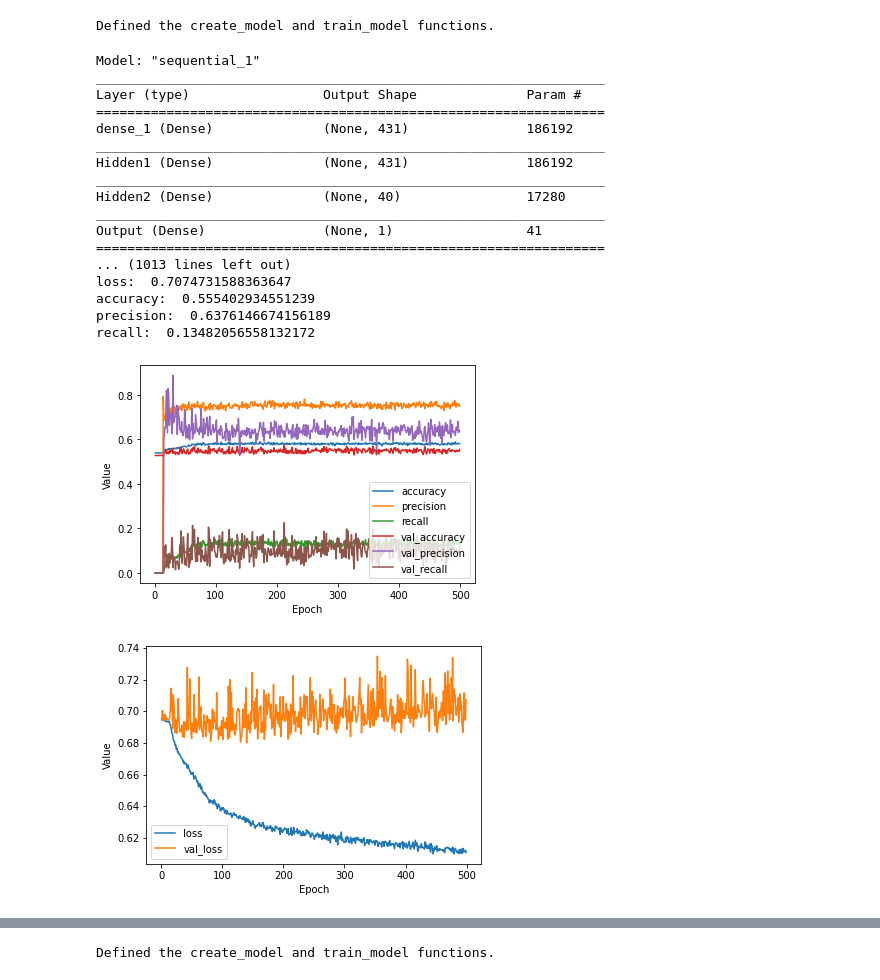
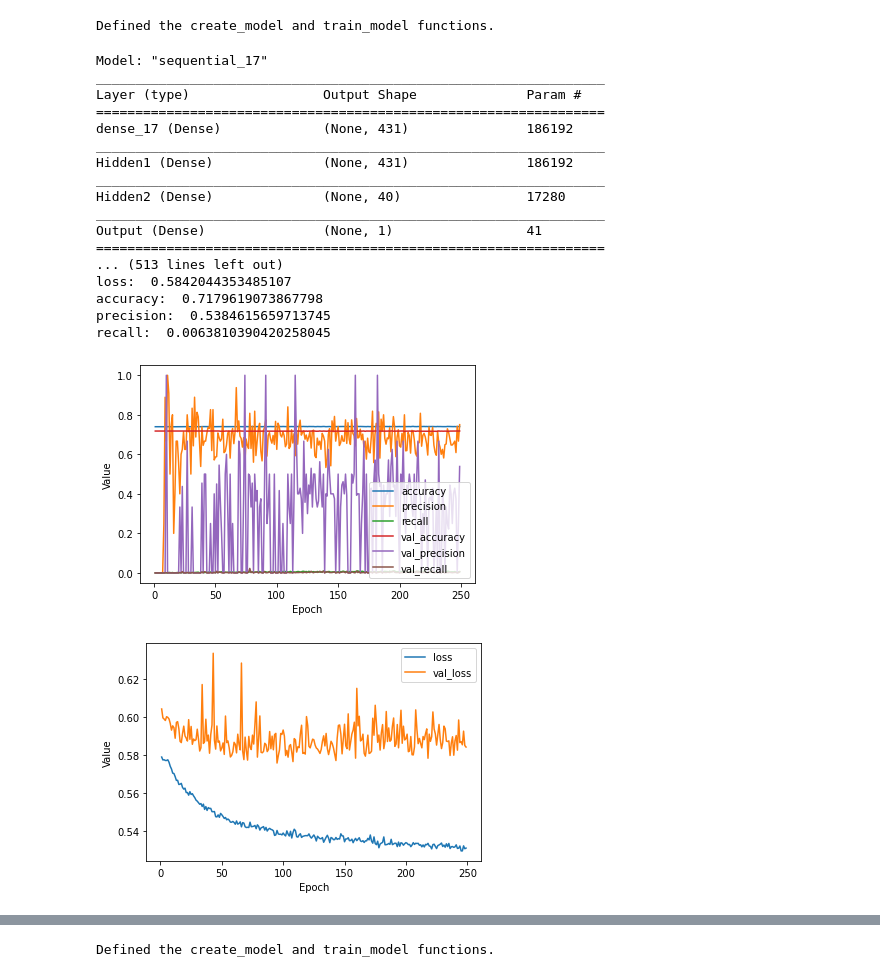
Before and after one commit to googleinterns/activity-recognition, a Jupyter notebook: location/lbs/activity/audioset/training/training_rms_dnn.ipynb, the cells around one changed output, grey strips where cells are left out. Drawn from its saved outputs; the diff is of its cells as text; code cells hidden in the pictures.

```diff
--- a/location/lbs/activity/audioset/training/training_rms_dnn.ipynb
+++ b/location/lbs/activity/audioset/training/training_rms_dnn.ipynb
@@ -44,7 +44,7 @@ logging.set_verbosity(logging.INFO)
 # arguments for audio_processing
 src_dir = 'example_src_dir'
 dest_dir = 'example_dest_dir'
-filename = 'test_set2'
+filename = 'gunshot_30_70'
 labels = ['Gunshot, gunfire']
 available_features = ['chroma_stft',
                        'chroma_cqt',
@@ -244,7 +247,7 @@ def create_model(my_learning_rate, my_metrics):
     # Implement L2 regularization in the first hidden layer.
     model.add(tf.keras.layers.Dense(units=431,
                                   activation='relu',
-                                  kernel_regularizer=tf.keras.regularizers.l2(0.01),
+                                  kernel_regularizer=tf.keras.regularizers.l2(0.05),
                                   name='Hidden1'))
 
     # Funnel the regression value through a sigmoid function.
@@ -284,10 +287,14 @@ Defined the create_model and train_model functions.
 # %%
 # The following variables are the hyperparameters.
 learning_rate = 0.001
-epochs = 500
+epochs = 100
 batch_size = 25
 classification_threshold = 0.70
 label_name = "label"
+
+list_of_hyperparameters = [learning_rate, epochs, batch_size,
+                           classification_threshold,
+                           label_name]
 
 # Here is the updated definition of METRICS:
 METRICS = [
@@ -310,8 +317,8 @@ epochs, hist = train_model(my_model, x_train, y_train, epochs,
 
 # Plot metrics vs. epochs
 list_of_metrics_to_plot = ['accuracy', "precision", "recall", 'val_accuracy', 'val_precision', 'val_recall']
-plot_curve(epochs, hist, list_of_metrics_to_plot)
-plot_curve(epochs, hist, ['loss', 'val_loss'])
+plot_curve(epochs, hist, list_of_metrics_to_plot, 'example_dest_dir/training_rms_dnn/', filename, list_of_hyperparameters)
+plot_curve(epochs, hist, ['loss', 'val_loss'], 'example_dest_dir/training_rms_dnn/', filename, list_of_hyperparameters)
 
 training_performance =  my_model.evaluate(x_train, y_train, verbose=0)
 print('Training Performance')
@@ -383,13 +390,13 @@ def create_model(my_learning_rate, my_metrics):
     # Implement L2 regularization in the first hidden layer.
     model.add(tf.keras.layers.Dense(units=431,
                                   activation='relu',
-                                  kernel_regularizer=tf.keras.regularizers.l2(0.06),
+                                  kernel_regularizer=tf.keras.regularizers.l2(0.05),
                                   name='Hidden1'))
 
     # Implement L2 regularization in the second hidden layer.
     model.add(tf.keras.layers.Dense(units=40,
                                   activation='relu',
-                                  kernel_regularizer=tf.keras.regularizers.l2(0.06),
+                                  kernel_regularizer=tf.keras.regularizers.l2(0.05),
                                   name='Hidden2'))
 
     # Funnel the regression value through a sigmoid function.
@@ -429,10 +436,14 @@ Defined the create_model and train_model functions.
 # %%
 # The following variables are the hyperparameters.
 learning_rate = 0.001
-epochs = 500
+epochs = 250
 batch_size = 25
 classification_threshold = 0.70
 label_name = "label"
+
+list_of_hyperparameters = [learning_rate, epochs, batch_size,
+                           classification_threshold,
+                           label_name]
 
 # Here is the updated definition of METRICS:
 METRICS = [
@@ -455,45 +466,45 @@ epochs, hist = train_model(my_model, x_train, y_train, epochs,
 
 # Plot metrics vs. epochs
 list_of_metrics_to_plot = ['accuracy', "precision", "recall", 'val_accuracy', 'val_precision', 'val_recall']
-plot_curve(epochs, hist, list_of_metrics_to_plot)
-plot_curve(epochs, hist, ['loss', 'val_loss'])
+plot_curve(epochs, hist, list_of_metrics_to_plot, 'example_dest_dir/training_rms_dnn/', filename, list_of_hyperparameters)
+plot_curve(epochs, hist, ['loss', 'val_loss'], 'example_dest_dir/training_rms_dnn/', filename, list_of_hyperparameters)
 
 training_performance =  my_model.evaluate(x_train, y_train, verbose=0)
 print('Training Performance')
 print('---------------------------------')
 print('loss: ', training_performance[0])
 print('accuracy: ', training_performance[1])
 print('precision: ', training_performance[2])
 print('recall: ', training_performance[3])
 print()
 
 validation_performance =  my_model.evaluate(x_val, y_val, verbose=0)
 print('Validation Performance')
 print('---------------------------------')
 print('loss: ', validation_performance[0])
 print('accuracy: ', validation_performance[1])
 print('precision: ', validation_performance[2])
 print('recall: ', validation_performance[3])
 # %% [output]
-Model: "sequential_1"
+Model: "sequential_17"
 _________________________________________________________________
 Layer (type)                 Output Shape              Param #
 =================================================================
-dense_1 (Dense)              (None, 431)               186192
+dense_17 (Dense)             (None, 431)               186192
 _________________________________________________________________
 Hidden1 (Dense)              (None, 431)               186192
 _________________________________________________________________
 Hidden2 (Dense)              (None, 40)                17280
 _________________________________________________________________
 Output (Dense)               (None, 1)                 41
 =================================================================
-... (1013 lines left out)
-loss:  0.7074731588363647
-accuracy:  0.555402934551239
-precision:  0.6376146674156189
-recall:  0.13482056558132172
+... (513 lines left out)
+loss:  0.5842044353485107
+accuracy:  0.7179619073867798
+precision:  0.5384615659713745
+recall:  0.0063810390420258045
-[figure, old version]
+[figure, new version]
-[figure, old version]
+[figure, new version]
 # %% [markdown]
 ## Train 2
 Deep Neural Network:
```
Also changed, not shown: parts of 12 cells of this notebook, 1 other file.
